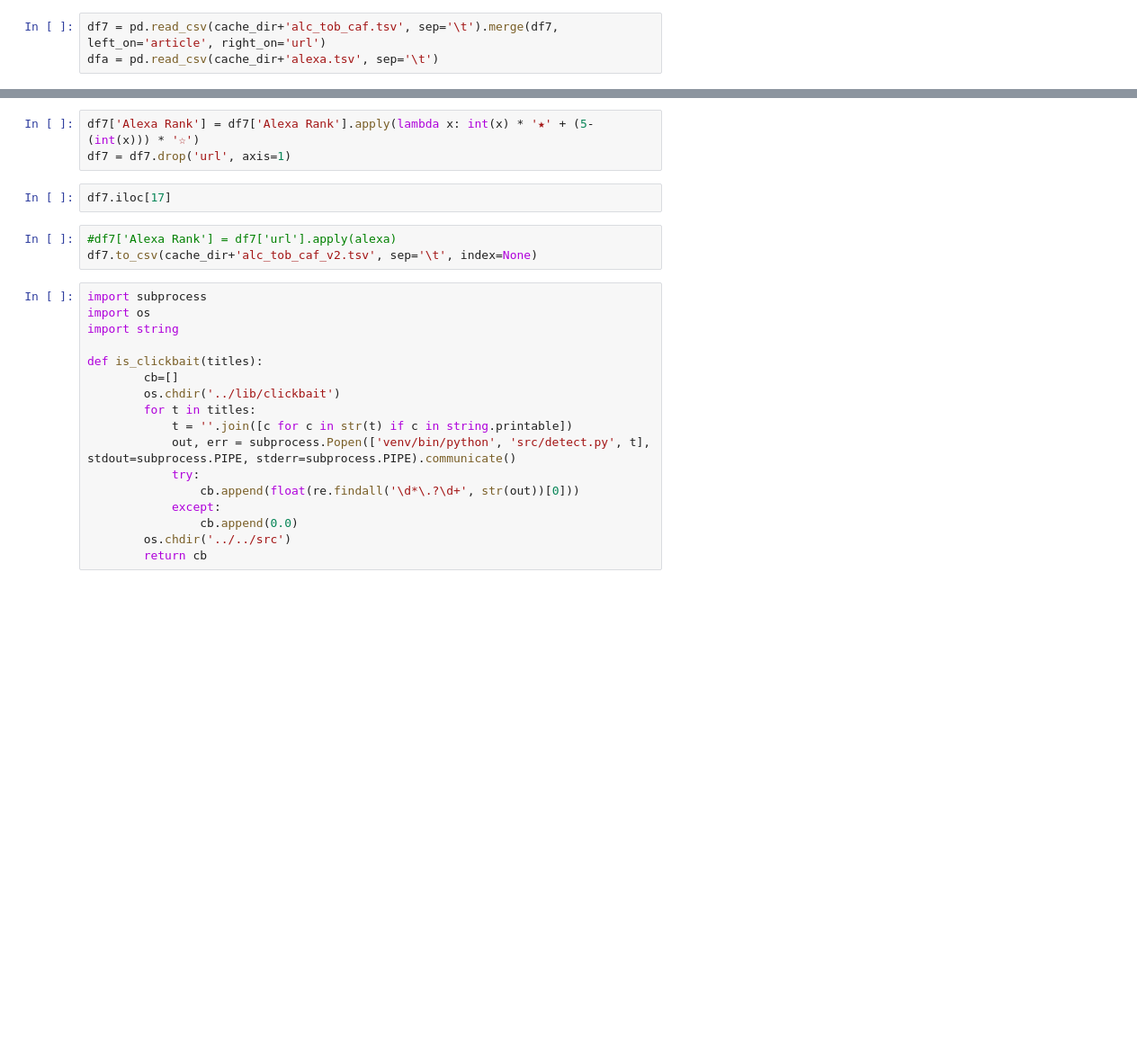
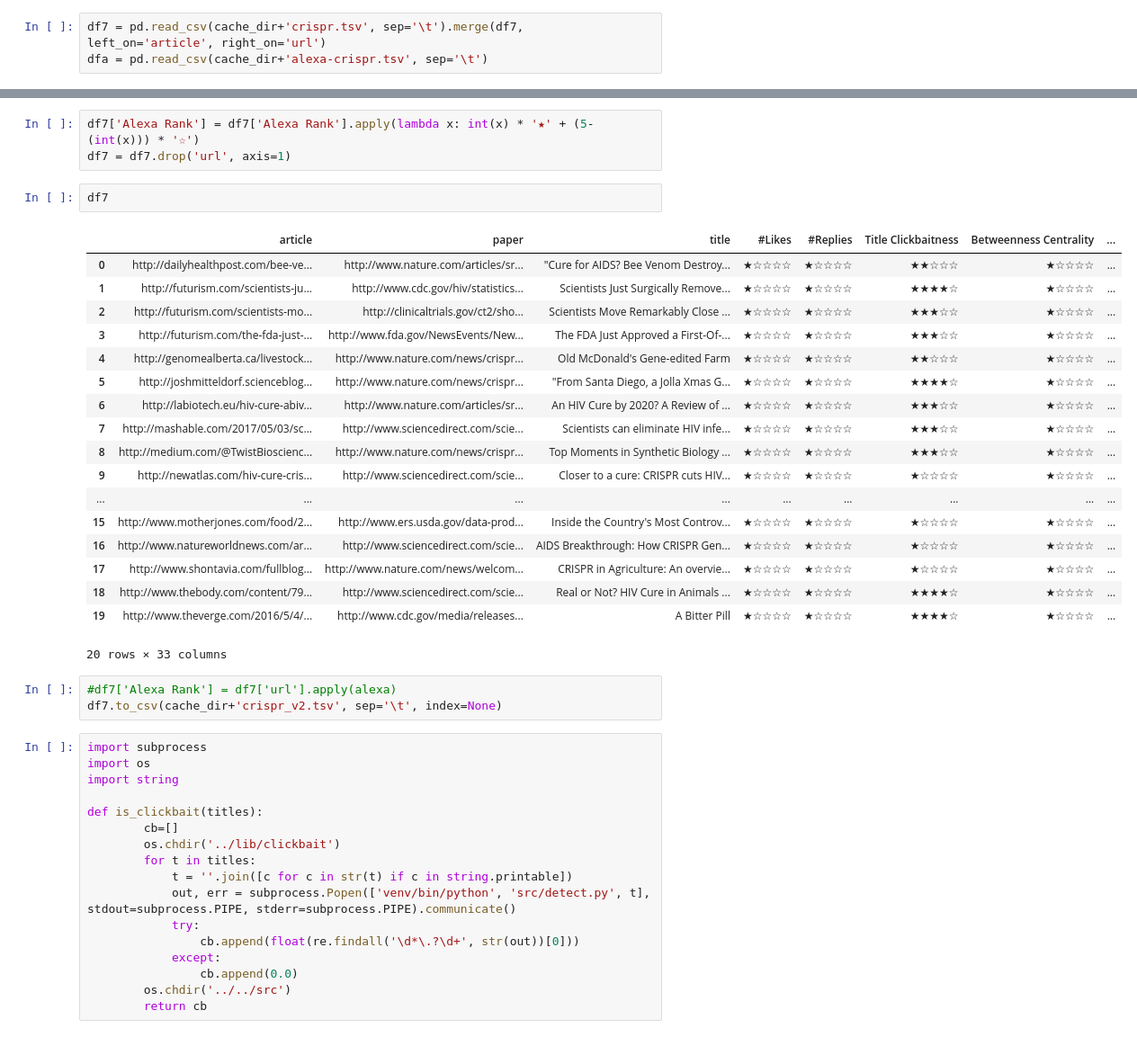
Before and after one commit to psmeros/SciLens, a Jupyter notebook: src/Experiment 2.ipynb, the cells around one changed output, grey strips where cells are left out. Shown at 90% size. Drawn from its saved outputs; the diff is of its cells as text; blank space fills up the shorter version.

```diff
--- a/src/Experiment 2.ipynb
+++ b/src/Experiment 2.ipynb
@@ -49,8 +49,8 @@ df7['Author Signature'] = df7['Author Signature'].apply(lambda x: '✔' if x==Tr
 # %%
 df7.to_csv(cache_dir+'article_details_v8.tsv', sep='\t', index=None)
 # %%
-df7 = pd.read_csv(cache_dir+'alc_tob_caf.tsv', sep='\t').merge(df7, left_on='article', right_on='url')
-dfa = pd.read_csv(cache_dir+'alexa.tsv', sep='\t')
+df7 = pd.read_csv(cache_dir+'crispr.tsv', sep='\t').merge(df7, left_on='article', right_on='url')
+dfa = pd.read_csv(cache_dir+'alexa-crispr.tsv', sep='\t')
 # %%
 df7 = df7.merge(dfa)
 df7['Alexa Rank'] = pd.cut(df7['Alexa Rank'], 5, labels=False)
@@ -60,10 +60,29 @@ df7['Alexa Rank'] = 5-df7['Alexa Rank']
 df7['Alexa Rank'] = df7['Alexa Rank'].apply(lambda x: int(x) * '★' + (5-(int(x))) * '☆')
 df7 = df7.drop('url', axis=1)
 # %%
-df7.iloc[17]
+df7
+# %% [output]
+|  | article | paper | title | #Likes | #Replies | Title Clickbaitness | Betweenness Centrality | ... |
+| 0 | http://dailyhealthpost.com/bee-ve... | http://www.nature.com/articles/sr... | "Cure for AIDS? Bee Venom Destroy... | ★☆☆☆☆ | ★☆☆☆☆ | ★★☆☆☆ | ★☆☆☆☆ | ... |
+| 1 | http://futurism.com/scientists-ju... | http://www.cdc.gov/hiv/statistics... | Scientists Just Surgically Remove... | ★☆☆☆☆ | ★☆☆☆☆ | ★★★★☆ | ★☆☆☆☆ | ... |
+| 2 | http://futurism.com/scientists-mo... | http://clinicaltrials.gov/ct2/sho... | Scientists Move Remarkably Close ... | ★☆☆☆☆ | ★☆☆☆☆ | ★★★☆☆ | ★☆☆☆☆ | ... |
+| 3 | http://futurism.com/the-fda-just-... | http://www.fda.gov/NewsEvents/New... | The FDA Just Approved a First-Of-... | ★☆☆☆☆ | ★☆☆☆☆ | ★★★☆☆ | ★☆☆☆☆ | ... |
+| 4 | http://genomealberta.ca/livestock... | http://www.nature.com/news/crispr... | Old McDonald's Gene-edited Farm | ★☆☆☆☆ | ★☆☆☆☆ | ★★☆☆☆ | ★☆☆☆☆ | ... |
+| 5 | http://joshmitteldorf.scienceblog... | http://www.nature.com/news/crispr... | "From Santa Diego, a Jolla Xmas G... | ★☆☆☆☆ | ★☆☆☆☆ | ★★★★☆ | ★☆☆☆☆ | ... |
+| 6 | http://labiotech.eu/hiv-cure-abiv... | http://www.nature.com/articles/sr... | An HIV Cure by 2020? A Review of ... | ★☆☆☆☆ | ★☆☆☆☆ | ★★★☆☆ | ★☆☆☆☆ | ... |
+| 7 | http://mashable.com/2017/05/03/sc... | http://www.sciencedirect.com/scie... | Scientists can eliminate HIV infe... | ★☆☆☆☆ | ★☆☆☆☆ | ★★★☆☆ | ★☆☆☆☆ | ... |
+| 8 | http://medium.com/@TwistBioscienc... | http://www.nature.com/news/crispr... | Top Moments in Synthetic Biology ... | ★☆☆☆☆ | ★☆☆☆☆ | ★★★☆☆ | ★☆☆☆☆ | ... |
+| 9 | http://newatlas.com/hiv-cure-cris... | http://www.sciencedirect.com/scie... | Closer to a cure: CRISPR cuts HIV... | ★☆☆☆☆ | ★☆☆☆☆ | ★☆☆☆☆ | ★☆☆☆☆ | ... |
+| ... | ... | ... | ... | ... | ... | ... | ... | ... |
+| 15 | http://www.motherjones.com/food/2... | http://www.ers.usda.gov/data-prod... | Inside the Country's Most Controv... | ★☆☆☆☆ | ★☆☆☆☆ | ★☆☆☆☆ | ★☆☆☆☆ | ... |
+| 16 | http://www.natureworldnews.com/ar... | http://www.sciencedirect.com/scie... | AIDS Breakthrough: How CRISPR Gen... | ★☆☆☆☆ | ★☆☆☆☆ | ★☆☆☆☆ | ★☆☆☆☆ | ... |
+| 17 | http://www.shontavia.com/fullblog... | http://www.nature.com/news/welcom... | CRISPR in Agriculture: An overvie... | ★☆☆☆☆ | ★☆☆☆☆ | ★☆☆☆☆ | ★☆☆☆☆ | ... |
+| 18 | http://www.thebody.com/content/79... | http://www.sciencedirect.com/scie... | Real or Not? HIV Cure in Animals ... | ★☆☆☆☆ | ★☆☆☆☆ | ★★★★☆ | ★☆☆☆☆ | ... |
+| 19 | http://www.theverge.com/2016/5/4/... | http://www.cdc.gov/media/releases... | A Bitter Pill | ★☆☆☆☆ | ★☆☆☆☆ | ★★★★☆ | ★☆☆☆☆ | ... |
+20 rows × 33 columns
 # %%
 #df7['Alexa Rank'] = df7['url'].apply(alexa)
-df7.to_csv(cache_dir+'alc_tob_caf_v2.tsv', sep='\t', index=None)
+df7.to_csv(cache_dir+'crispr_v2.tsv', sep='\t', index=None)
 # %%
 import subprocess
 import os
```
Also changed, not shown: 3 other files.
